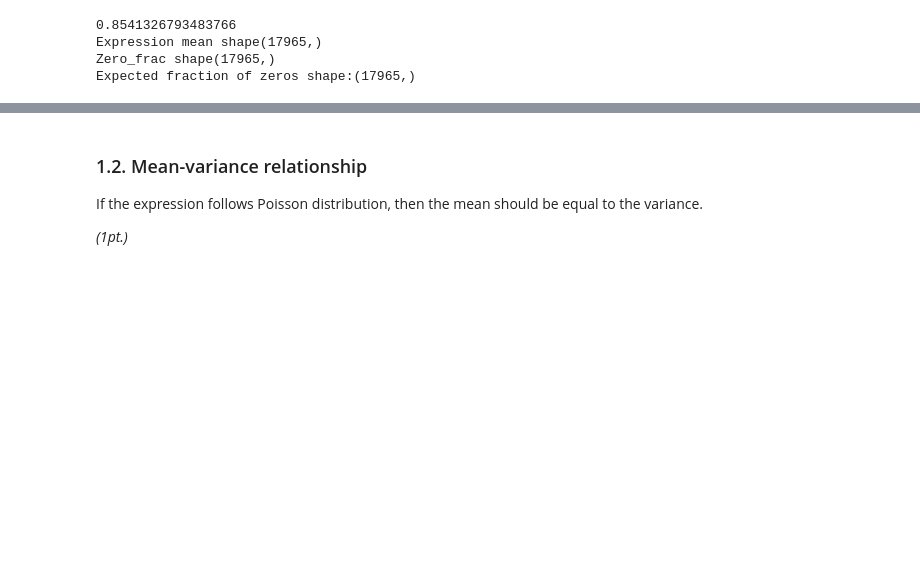
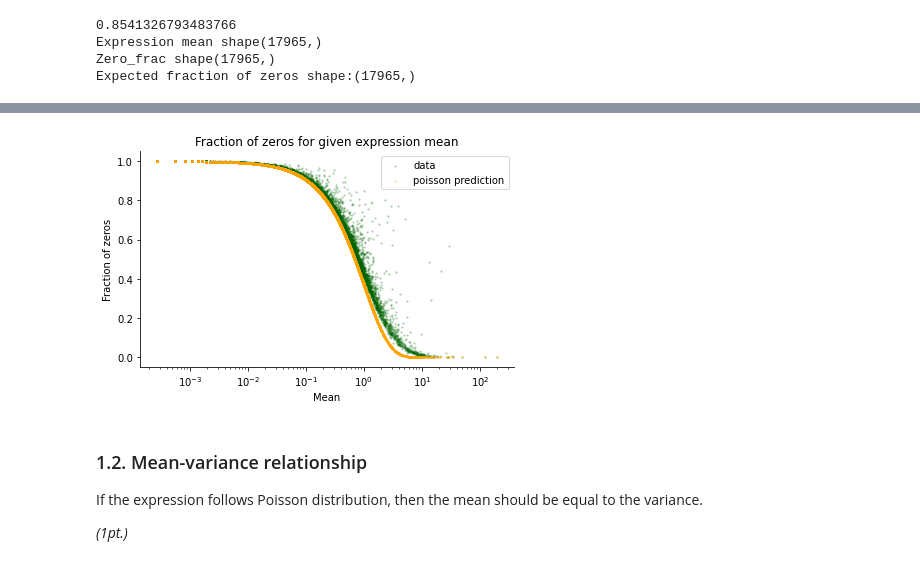
Before and after one commit to Vanessa-Ts/neuralDS, a Jupyter notebook: Ex9/CodingLab9.ipynb, the cells around one changed output, grey strips where cells are left out. Saved outputs shown, nothing was run; the diff lists cells and outputs as text; code cells hidden in the pictures; blank space fills up the shorter version.

```diff
--- a/Ex9/CodingLab9.ipynb
+++ b/Ex9/CodingLab9.ipynb
@@ -94,10 +96,8 @@ _(2pts.)_
 # Compute the average expression for each gene
 # Compute the fraction of zeros for each gene
 
-num_cells = counts.shape[0]
-
 expression_mean = np.mean(counts, axis=0)
-zero_fraction   = np.sum(counts==0,axis=0)/num_cells
+zero_fraction   = np.sum(counts==0,axis=0)/counts.shape[0]
 # %%
 # Compute the Poisson prediction
 # (what is the expected fraction of zeros in a Poisson distribution with a given mean?)
@@ -120,8 +120,8 @@ Expected fraction of zeros shape:(17965,)
 # plot the data and the Poisson prediction
 
 plt.figure(figsize=(6,4))
-plt.scatter(expression_mean, zero_fraction, label="data",alpha=0.2, s=2, c='r')
-plt.scatter(expression_mean, exp_zero_fraction, label="poisson prediction",alpha=0.5, s=4, c='g')
+plt.scatter(expression_mean, zero_fraction, label="data",alpha=0.2, s=2, c="darkgreen")
+plt.scatter(expression_mean, exp_zero_fraction, label="poisson prediction", alpha=0.3, s=2, c="orange")
 plt.xscale('log')
 plt.xlabel('Mean')
 plt.ylabel('Fraction of zeros')
@@ -137,3 +135,4 @@ plt.show()
+[figure, added]
 # %% [markdown]
 ### 1.2. Mean-variance relationship
 
```
Also changed, not shown: parts of 16 cells of this notebook.
